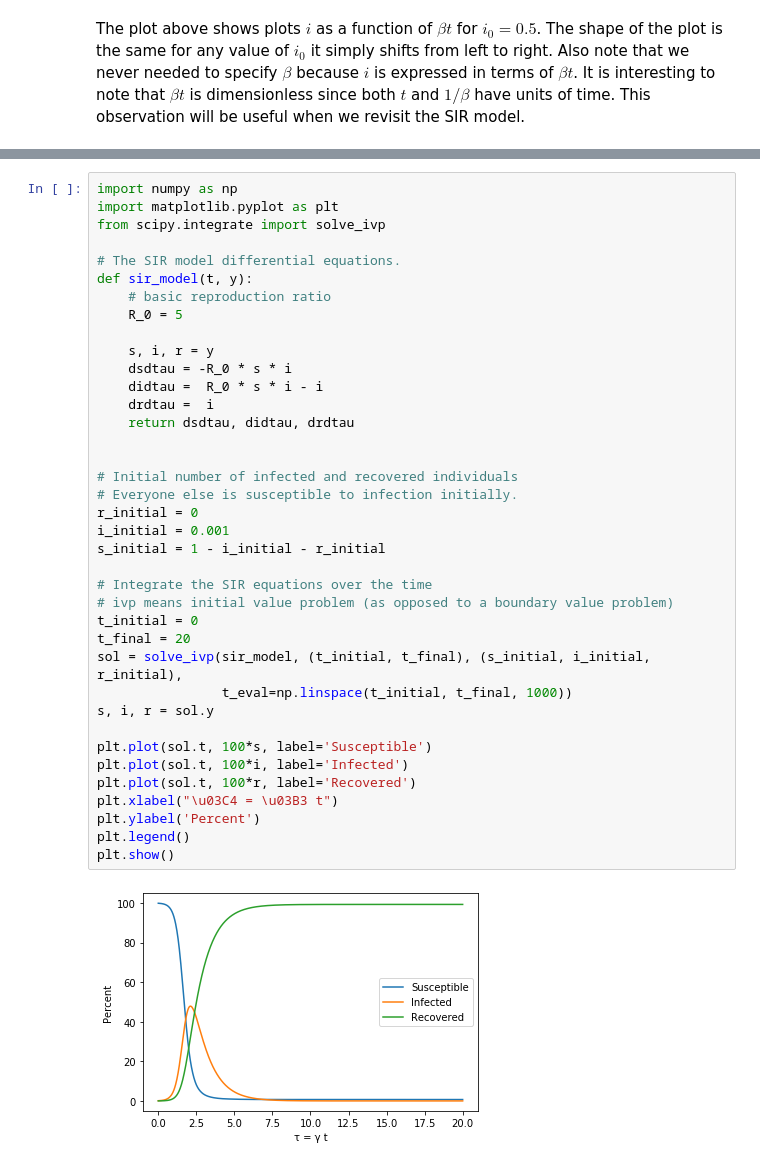
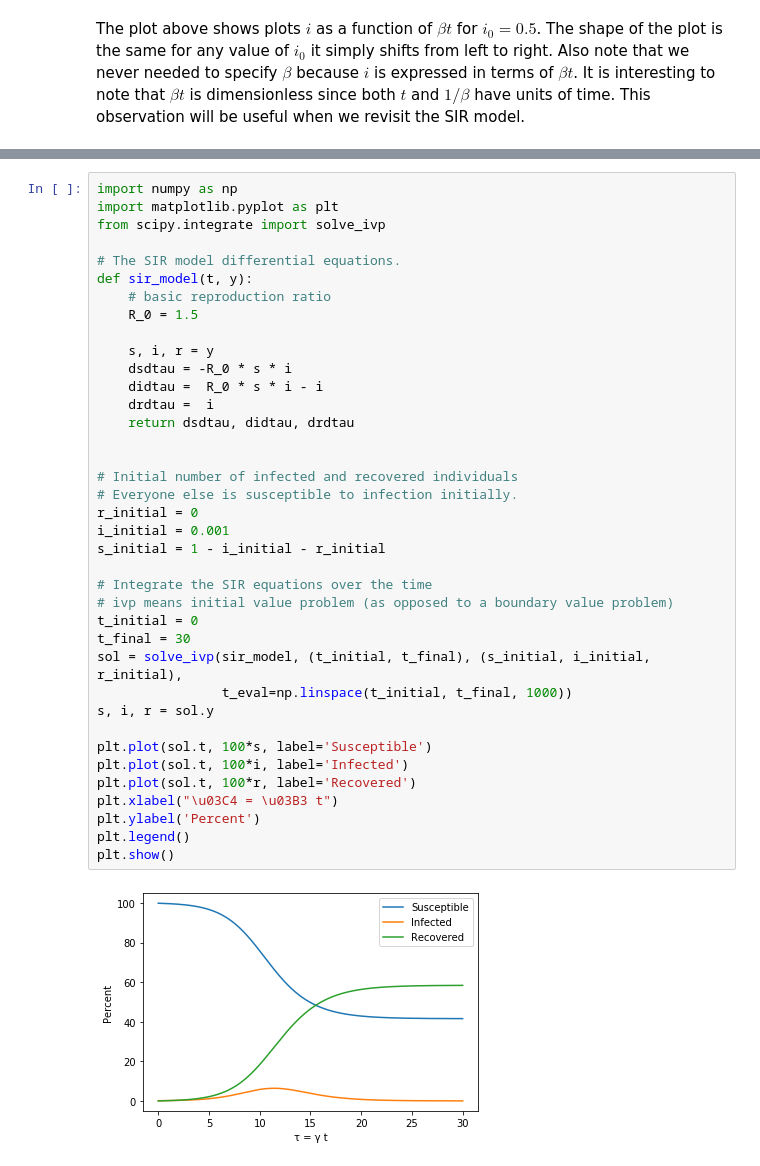
Before and after one commit to fcantelmi/morning-bytes, a Jupyter notebook: sirmodel/sirmodel.ipynb, the cells around one changed output, grey strips where cells are left out. Saved outputs shown, nothing was run; the diff lists cells and outputs as text.

```diff
--- a/sirmodel/sirmodel.ipynb
+++ b/sirmodel/sirmodel.ipynb
@@ -176,35 +169,35 @@ from scipy.integrate import solve_ivp
 # The SIR model differential equations.
 def sir_model(t, y):
     # basic reproduction ratio
-    R_0 = 5
+    R_0 = 1.5
 
     s, i, r = y
     dsdtau = -R_0 * s * i
     didtau =  R_0 * s * i - i
     drdtau =  i
     return dsdtau, didtau, drdtau
 
 
 # Initial number of infected and recovered individuals
 # Everyone else is susceptible to infection initially.
 r_initial = 0
 i_initial = 0.001
 s_initial = 1 - i_initial - r_initial
 
 # Integrate the SIR equations over the time
 # ivp means initial value problem (as opposed to a boundary value problem)
 t_initial = 0
-t_final = 20
+t_final = 30
 sol = solve_ivp(sir_model, (t_initial, t_final), (s_initial, i_initial, r_initial),
                 t_eval=np.linspace(t_initial, t_final, 1000))
 s, i, r = sol.y
 
 plt.plot(sol.t, 100*s, label='Susceptible')
 plt.plot(sol.t, 100*i, label='Infected')
 plt.plot(sol.t, 100*r, label='Recovered')
 plt.xlabel("\u03C4 = \u03B3 t")
 plt.ylabel('Percent')
 plt.legend()
 plt.show()
 # %% [output]
-[figure, old version]
+[figure, new version]
```
Also changed, not shown: parts of 7 cells of this notebook.
